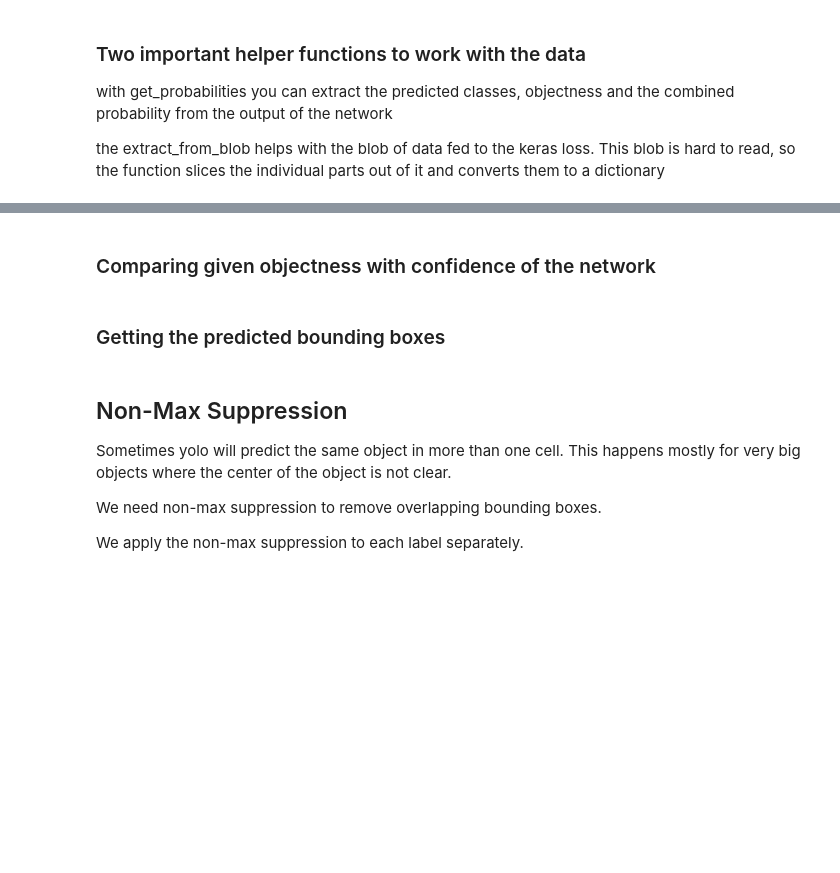
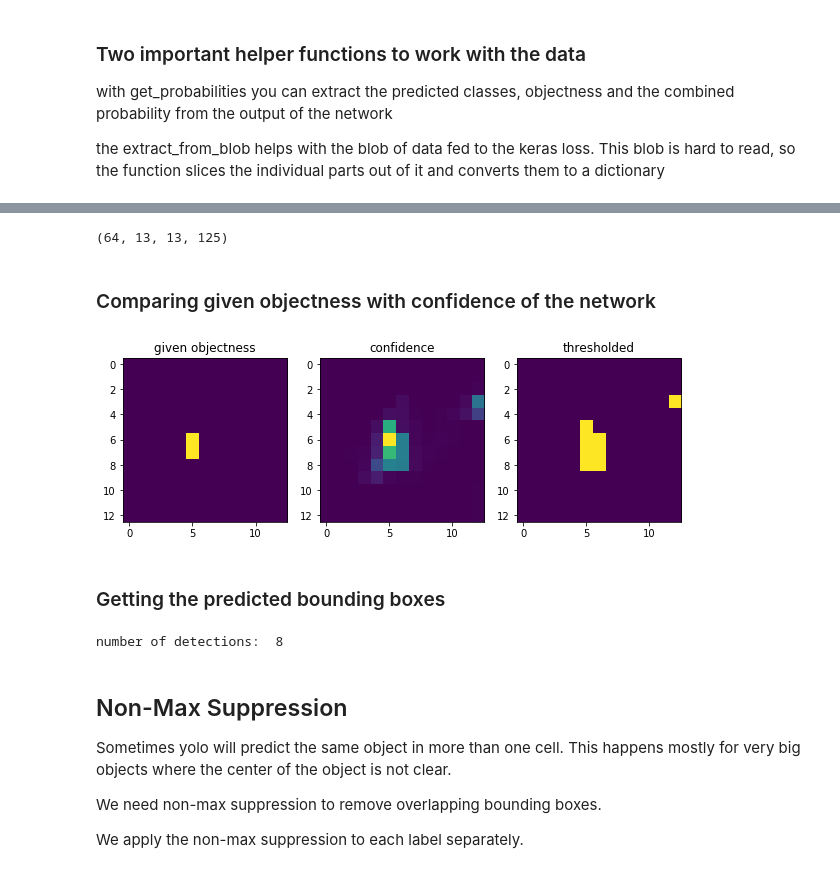
Before and after one commit to lhk/object_detection, a Jupyter notebook: demo.ipynb, the cells around one changed output, grey strips where cells are left out. Drawn from its saved outputs; the diff is of its cells as text; code cells hidden in the pictures; blank space fills up the shorter version.

Commit message:
updating demo and adding models

```diff
--- a/demo.ipynb
+++ b/demo.ipynb
@@ -215,6 +240,6 @@ Compile with the custom loss, set up a few callbacks and train.
 from keras.optimizers import Adam, SGD
 
 # check this: are the parameters correct ?
-detection_model.compile(Adam(lr=0.0001), loss)
+detection_model.compile(Adam(lr=0.00005), loss)
 
 #detection_model.compile(SGD(lr=1e-4, momentum=0.9, decay = 1e-7), loss)
@@ -249,7 +288,7 @@ times = []
 for i in range(20):
 
     history=detection_model.fit_generator(train_gen, 6400//batch_size,
-                                          epochs=10,
+                                          epochs=5,
                                           callbacks=[nan_terminator],
                                           validation_data = val_gen,
                                           validation_steps = 1600//batch_size,
@@ -313,6 +392,8 @@ plt.show()
 # feed the data to the model
 preds = detection_model.predict(batch[0])
 preds.shape
+# %% [output]
+(64, 13, 13, 125)
 # %% [markdown]
 ### Comparing given objectness with confidence of the network
 # %%
@@ -323,26 +404,28 @@ loss_dict = extract_from_blob(batch[1], out_x, out_y, B, C)
 f_objectness = loss_dict["f_objectness"].reshape((-1,out_x, out_y, B))
 # %%
 # get the data out of the predictions
-classes, objectness, probs = get_probabilities(preds)
+classes, objectness, probs = get_probabilities(preds, out_x, out_y, B, C)
 
 # probs is along the B dimension
 # for every cell in the output activation map, get the best bounding box score
 max_probs = probs.max(axis=-1)
 
 threshold = 0.3
 thresholded = max_probs > threshold
 
 f, axes = plt.subplots(1, 3, figsize=(10,10))
 
 
 axes[0].imshow(f_objectness[0,:,:,0])
 axes[0].set_title("given objectness")
 
 axes[1].imshow(max_probs)
 axes[1].set_title("confidence")
 
 axes[2].imshow(thresholded)
 axes[2].set_title("thresholded")
 plt.show()
+# %% [output]
+[figure, added]
 # %% [markdown]
 ### Getting the predicted bounding boxes
@@ -392,6 +477,8 @@ for row, col in zip(xy[0], xy[1]):
     detections.append((label, min_x, max_x, min_y, max_y, current_probs.max()))
 # %%
 print("number of detections: ", len(detections))
+# %% [output]
+number of detections:  8
 # %% [markdown]
 ## Non-Max Suppression
 Sometimes yolo will predict the same object in more than one cell.
```
Also changed, not shown: parts of 15 cells of this notebook, 2 other files.
